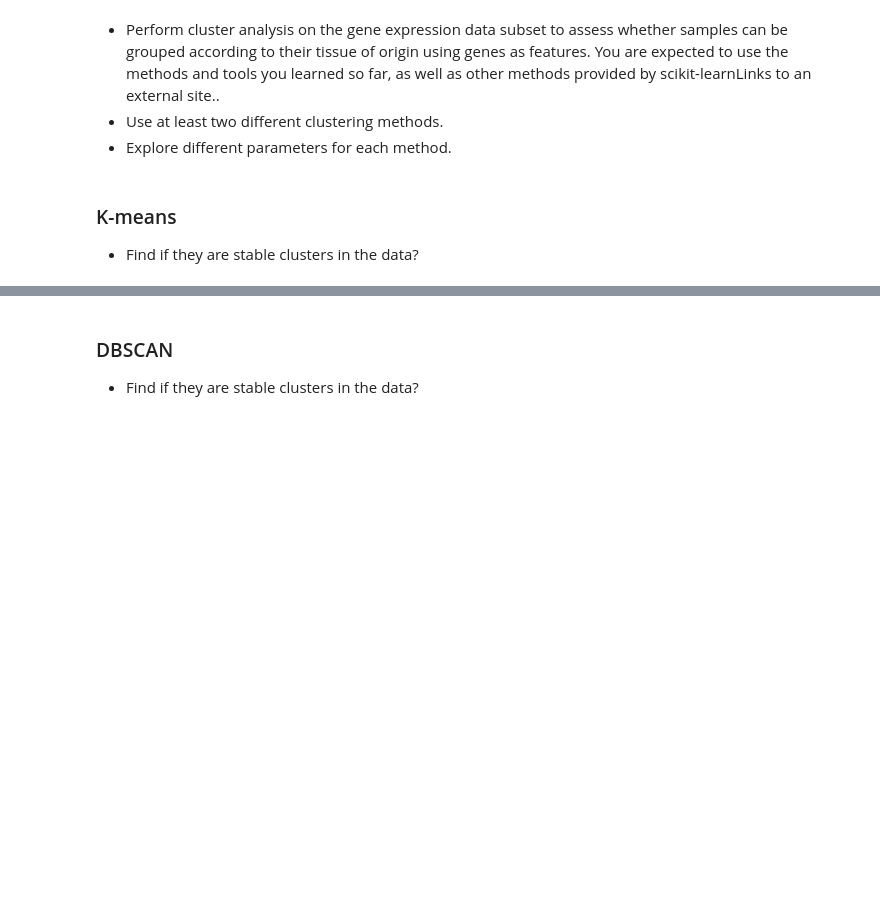
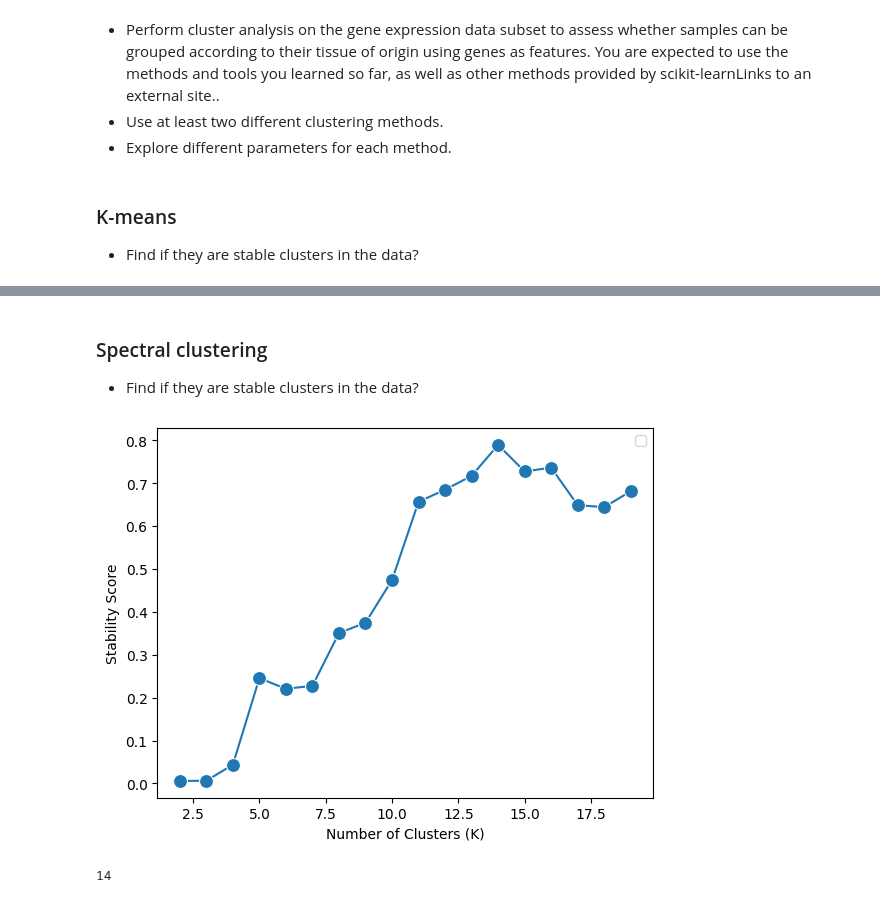
Before and after one commit to rlesiyon/cu-cpbs-7602, a Jupyter notebook: assignments/assignment1.ipynb, the cells around one changed output, grey strips where cells are left out. Saved outputs shown, nothing was run; the diff lists cells and outputs as text; code cells hidden in the pictures; blank space fills up the shorter version.

```diff
--- a/assignments/assignment1.ipynb
+++ b/assignments/assignment1.ipynb
@@ -215,4 +197,4 @@ display(_tmp)
 # %% [markdown]
-### DBSCAN
+### Spectral clustering
 
 - Find if they are stable clusters in the data?
@@ -250,0 +201,48 @@ plt.show()
+# %%
+np.random.seed(0)
+
+KS = range(2, 20)
+N_REPS = 5
+
+ks = []
+stability_scores = []
+
+for k in tqdm(KS):
+    labels = []
+
+    with warnings.catch_warnings():
+        warnings.filterwarnings(
+            "ignore",
+            message="Graph is not fully connected, spectral embedding"
+            + " may not work as expected.",
+            category=UserWarning,
+        )
+        model = cluster.SpectralClustering(
+            n_clusters=k,
+            affinity="nearest_neighbors",
+            n_init=1
+        )
+        predicted_labels = model.fit_predict(X_scaled)
+
+        # compute pairwise adjusted Rand index (ARI) for stability
+        ari_distances = ari(predicted_labels, y)
+
+        ks.append(k)
+        stability_scores.append(ari_distances)
+# %%
+sns.lineplot(
+    x=ks,
+    y=stability_scores,
+    marker="o",
+    markersize=10
+)
+plt.xlabel("Number of Clusters (K)")
+plt.ylabel("Stability Score")
+plt.legend()
+plt.show()
+# %% [output]
+[figure, added]
+# %%
+ks[np.where(np.array(stability_scores) == max(stability_scores))[0][0]
+# %% [output]
+14
```
Also changed, not shown: parts of 31 cells of this notebook, 1 other file.
